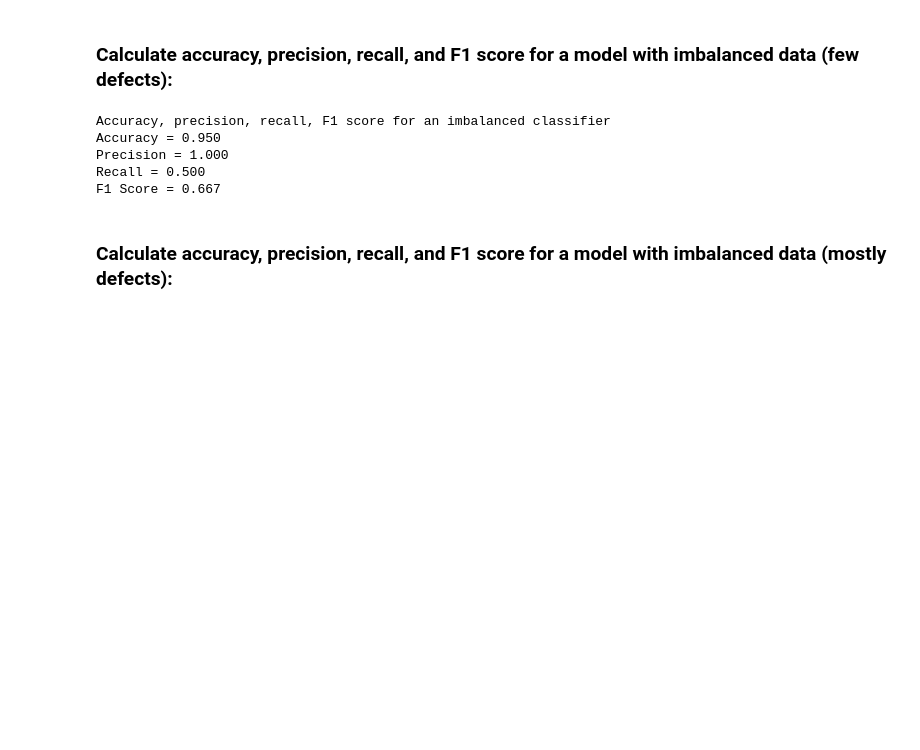
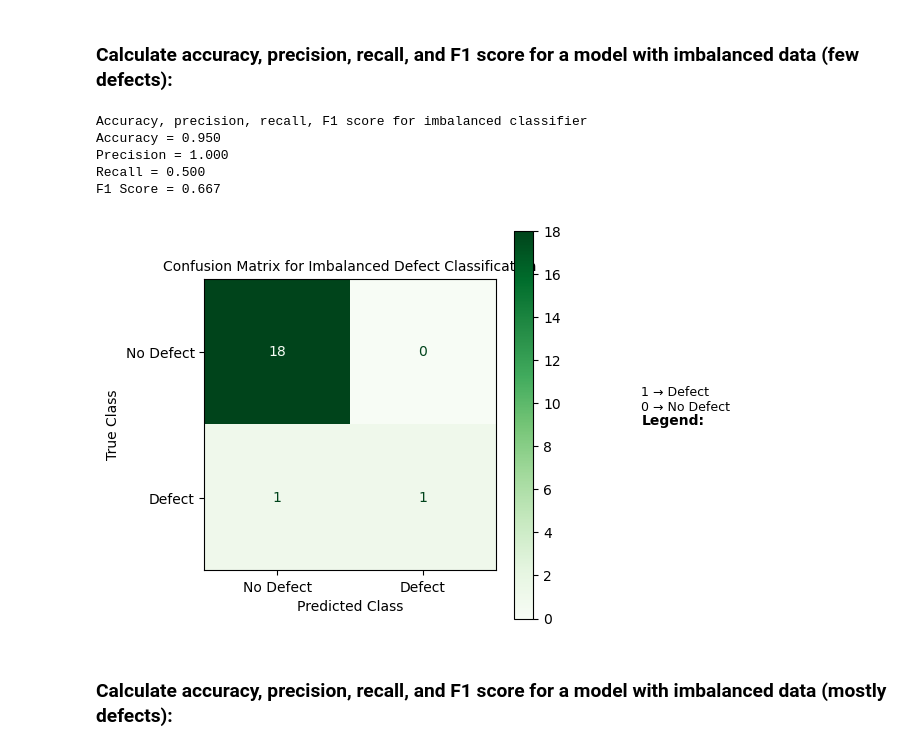
Before and after one commit to PacktPublishing/XGBoost-for-Regression-Predictive-Modeling-and-Time-Series-Analysis, a Jupyter notebook: ch11/metricsformodeleval.ipynb, the cells around one changed output. Drawn from its saved outputs; the diff is of its cells as text; code cells hidden in the pictures; blank space fills up the shorter version.

Commit message:
Chapter 11 Confusion matrix code update
Chapter 11 Confusion matrix code update

```diff
--- a/ch11/metricsformodeleval.ipynb
+++ b/ch11/metricsformodeleval.ipynb
@@ -98,24 +104,52 @@ F1 Score = 0.818
 # %% [markdown]
 ### Calculate accuracy, precision, recall, and F1 score for a model with imbalanced data (few defects):
 # %%
-y_true_imbalanced = [0,0,1,1,0,0,0,0,0,0,0,0,0,0,0,0,0,0,0,0]
-y_pred_imbalanced = [0,0,1,0,0,0,0,0,0,0,0,0,0,0,0,0,0,0,0,0]
-accuracy_no_defect = accuracy_score(y_true_imbalanced, y_pred_imbalanced)
-precision_no_defect = precision_score(y_true_imbalanced, y_pred_imbalanced)
-recall_no_defect = recall_score(y_true_imbalanced, y_pred_imbalanced)
-f1_no_defect = f1_score(y_true_imbalanced, y_pred_imbalanced)
+import matplotlib.pyplot as plt
+from sklearn.metrics import ConfusionMatrixDisplay, confusion_matrix, accuracy_score, precision_score, recall_score, f1_score
 
-print ("Accuracy, precision, recall, F1 score for an imbalanced classifier")
-print (f"Accuracy = {accuracy_no_defect:.3f}")
-print (f"Precision = {precision_no_defect:.3f}")
-print (f"Recall = {recall_no_defect:.3f}")
-print (f"F1 Score = {f1_no_defect:.3f}")
+# Define true and predicted values for an imbalanced dataset
+y_true_imbalanced = [0, 0, 1, 1, 0, 0, 0, 0, 0, 0, 0, 0, 0, 0, 0, 0, 0, 0, 0, 0]
+y_pred_imbalanced = [0, 0, 1, 0, 0, 0, 0, 0, 0, 0, 0, 0, 0, 0, 0, 0, 0, 0, 0, 0]
+
+# Calculate performance metrics
+accuracy_imbalanced = accuracy_score(y_true_imbalanced, y_pred_imbalanced)
+precision_imbalanced = precision_score(y_true_imbalanced, y_pred_imbalanced)
+recall_imbalanced = recall_score(y_true_imbalanced, y_pred_imbalanced)
+f1_imbalanced = f1_score(y_true_imbalanced, y_pred_imbalanced)
+
+print("Accuracy, precision, recall, F1 score for imbalanced classifier")
+print(f"Accuracy = {accuracy_imbalanced:.3f}")
+print(f"Precision = {precision_imbalanced:.3f}")
+print(f"Recall = {recall_imbalanced:.3f}")
+print(f"F1 Score = {f1_imbalanced:.3f}")
+
+# Generate the confusion matrix
+cm = confusion_matrix(y_true_imbalanced, y_pred_imbalanced)
+
+# Create the confusion matrix display
+disp = ConfusionMatrixDisplay(confusion_matrix=cm, display_labels=["No Defect", "Defect"])
+
+# Plot the confusion matrix using the 'Greens' colormap
+disp.plot(cmap=plt.cm.Greens)
+plt.title("Confusion Matrix for Imbalanced Defect Classification", fontsize=10)
+plt.xlabel("Predicted Class")
+plt.ylabel("True Class")
+
+# Add custom text legend to show the 0 → No Defect and 1 → Defect mapping
+plt.text(2.5, 0.5, "Legend:", fontsize=10, weight='bold', color='black')
+plt.text(2.5, 0.4, "0 → No Defect", fontsize=9, color='black')
+plt.text(2.5, 0.3, "1 → Defect", fontsize=9, color='black')
+
+# Show the plot
+plt.tight_layout()
+plt.show()
 # %% [output]
-Accuracy, precision, recall, F1 score for an imbalanced classifier
+Accuracy, precision, recall, F1 score for imbalanced classifier
 Accuracy = 0.950
 Precision = 1.000
 Recall = 0.500
 F1 Score = 0.667
+[figure, added]
 # %% [markdown]
 ### Calculate accuracy, precision, recall, and F1 score for a model with imbalanced data (mostly defects):
 # %%
```
Also changed, not shown: parts of 8 cells of this notebook.
